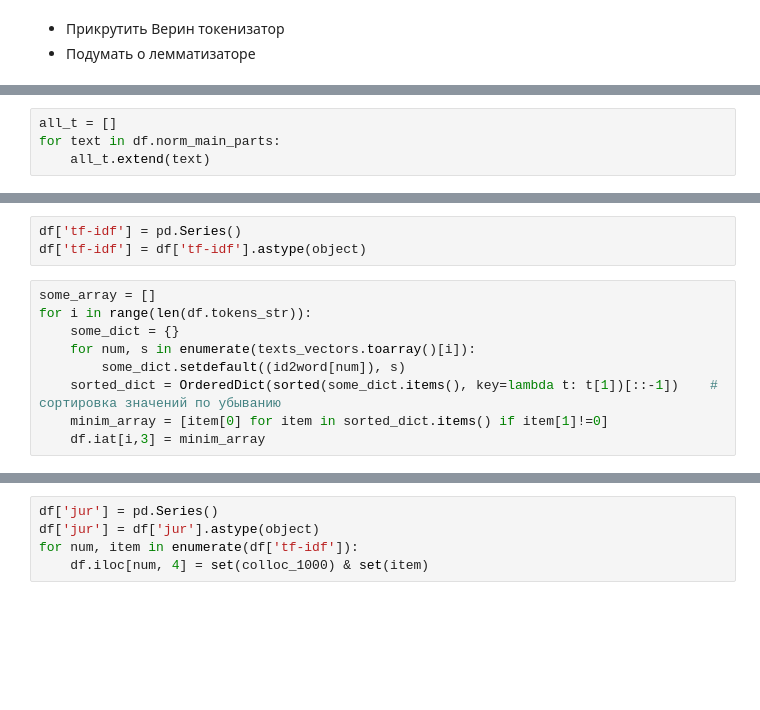
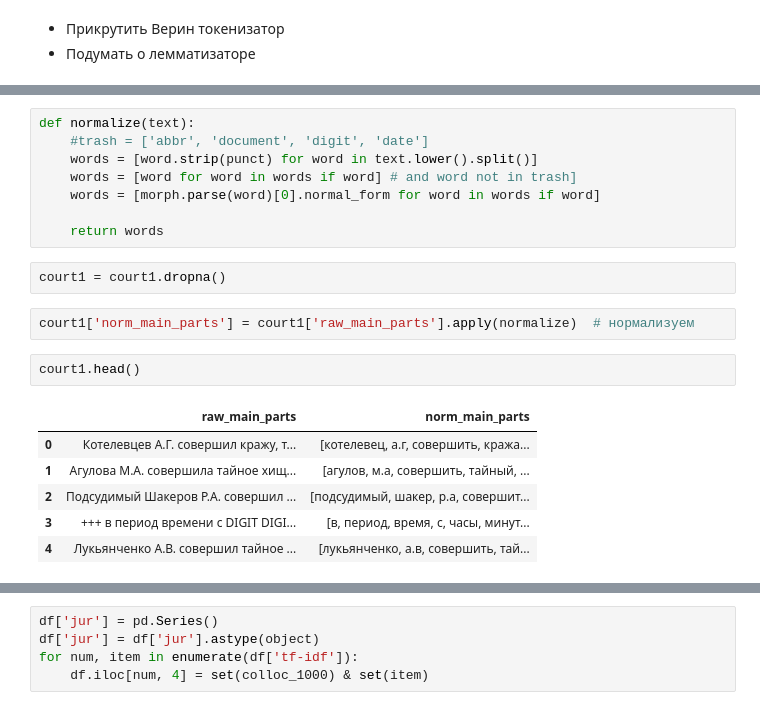
Before and after one commit to jackashore/judgement, a Jupyter notebook: Ngrams & tf-idf.ipynb, the cells around one changed output, grey strips where cells are left out. Drawn from its saved outputs; the diff is of its cells as text; blank space fills up the shorter version.

```diff
--- a/Ngrams & tf-idf.ipynb
+++ b/Ngrams & tf-idf.ipynb
@@ -115,4 +120,0 @@ df = df.dropna()
-# %%
-all_t = []
-for text in df.norm_main_parts:
-    all_t.extend(text)
@@ -136,12 +121,21 @@ id2word = {i:word for i,word in enumerate(tfidf.get_feature_names())}
-# %%
-df['tf-idf'] = pd.Series()
-df['tf-idf'] = df['tf-idf'].astype(object)
-# %%
-some_array = []
-for i in range(len(df.tokens_str)):
-    some_dict = {}
-    for num, s in enumerate(texts_vectors.toarray()[i]):
-        some_dict.setdefault((id2word[num]), s)
-    sorted_dict = OrderedDict(sorted(some_dict.items(), key=lambda t: t[1])[::-1])    # сортировка значений по убыванию
-    minim_array = [item[0] for item in sorted_dict.items() if item[1]!=0]
-    df.iat[i,3] = minim_array
+# %%
+def normalize(text):
+    #trash = ['abbr', 'document', 'digit', 'date']
+    words = [word.strip(punct) for word in text.lower().split()]
+    words = [word for word in words if word] # and word not in trash]
+    words = [morph.parse(word)[0].normal_form for word in words if word]
+
+    return words
+# %%
+court1 = court1.dropna()
+# %%
+court1['norm_main_parts'] = court1['raw_main_parts'].apply(normalize)  # нормализуем
+# %%
+court1.head()
+# %% [output]
+|  | raw_main_parts | norm_main_parts |
+| 0 | Котелевцев А.Г. совершил кражу, т... | [котелевец, а.г, совершить, кража... |
+| 1 | Агулова М.А. совершила тайное хищ... | [агулов, м.а, совершить, тайный, ... |
+| 2 | Подсудимый Шакеров Р.А. совершил ... | [подсудимый, шакер, р.а, совершит... |
+| 3 | +++ в период времени с DIGIT DIGI... | [в, период, время, с, часы, минут... |
+| 4 | Лукьянченко А.В. совершил тайное ... | [лукьянченко, а.в, совершить, тай... |
```
Also changed, not shown: parts of 66 cells of this notebook, 5 other files.
